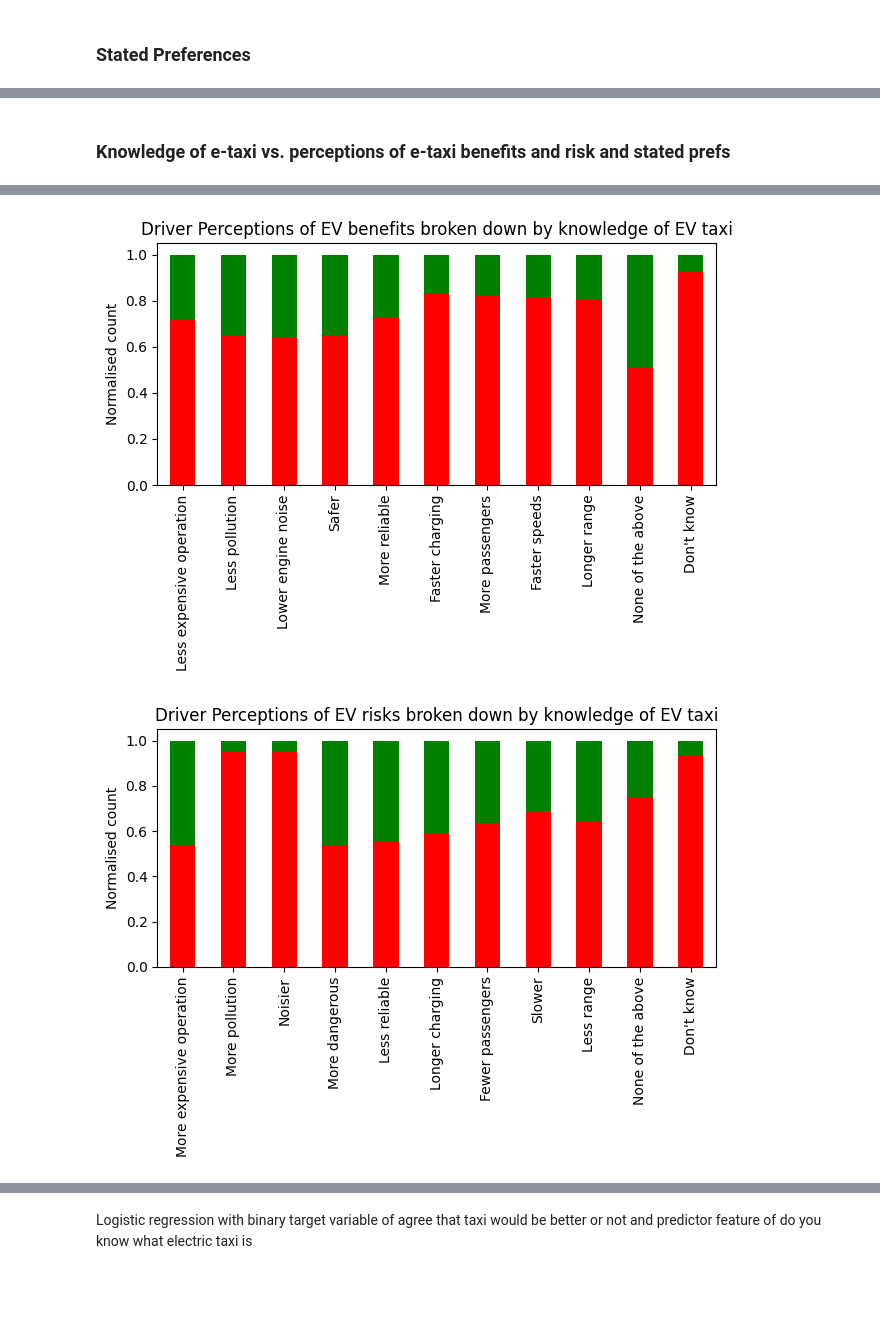
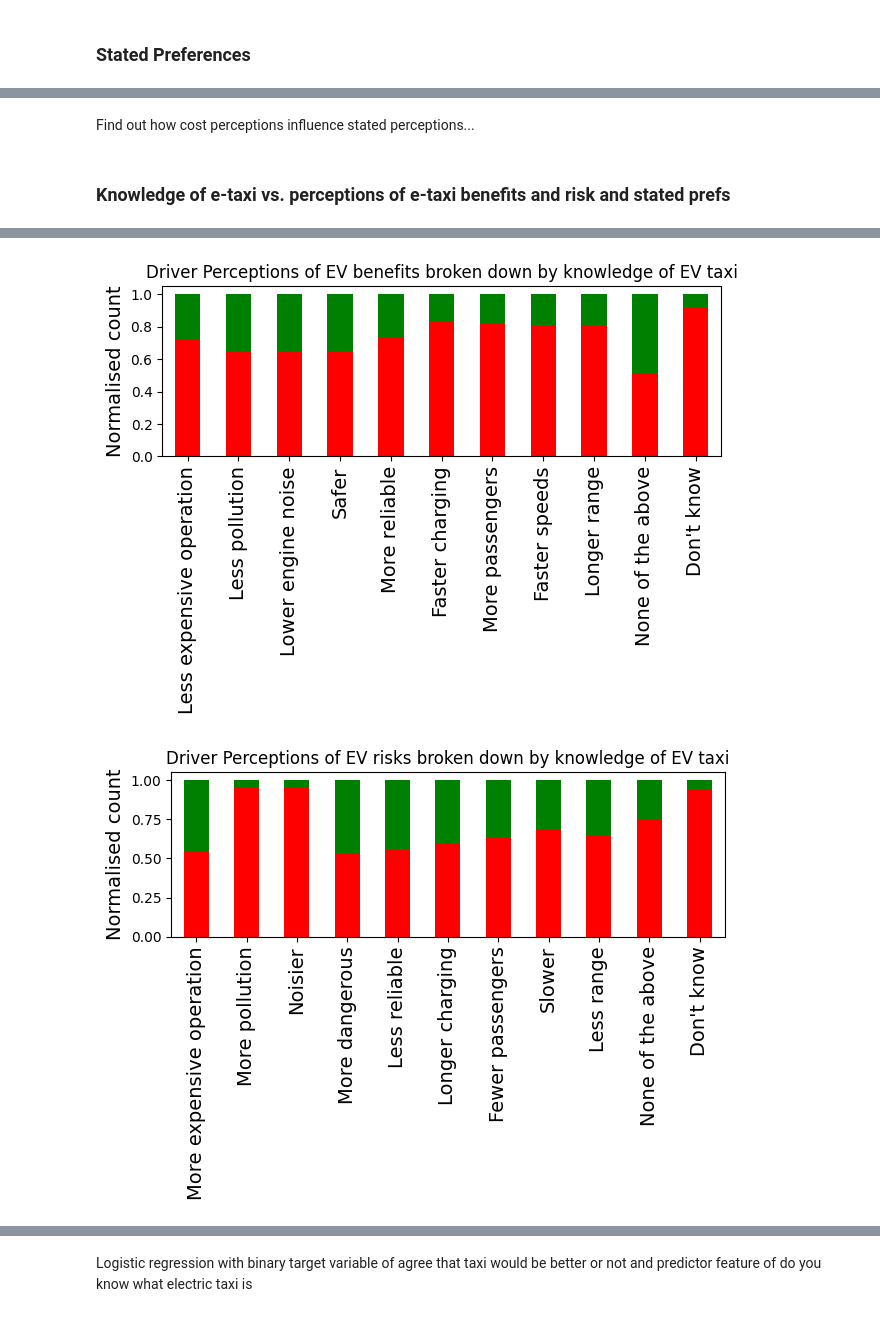
Before and after one commit to ChullEPG/taxi-survey, a Jupyter notebook: taxi_explore_perceptions.ipynb, the cells around one changed output, grey strips where cells are left out. Cells and saved outputs as stored; diff of their text form; code cells hidden in the pictures; blank space fills up the shorter version.

```diff
--- a/taxi_explore_perceptions.ipynb
+++ b/taxi_explore_perceptions.ipynb
@@ -302,3 +380,5 @@ taxi_survey.plot_pref_ev_comparison_among_groups(driver_is_it_better, owner_is_i
+# %% [markdown]
+Find out how cost perceptions influence stated perceptions...
 # %% [markdown]
 ### Knowledge of e-taxi vs. perceptions of e-taxi benefits and risk and stated prefs
 # %%
@@ -308,10 +388,11 @@ taxi_survey.plot_pref_ev_comparison_among_groups(driver_is_it_better, owner_is_i
 
 # Look at % who answered MORE correct than incorrect answers (have to index the answers correct and incorrect, and rhen binary indicator for if correct countn€min correct count)
 # %%
+axis_font_size = 14
 # 'do you know what an electric taxi is' for drivers
 df[driver_questions[-4]].value_counts().plot(kind = 'bar', stacked = True, color = ['red', 'green'], ylabel = 'Count', title = 'Do you know what an electric taxi is? (Drivers)')
 plt.xlabel('')
-plt.ylabel('Count')
+plt.ylabel('Count', fontsize = axis_font_size)
 plt.tight_layout()
 plt.savefig("figures/driver_knowledge_of_etaxi.png")
 plt.show()
@@ -329,9 +410,9 @@ exploded_df_driver_benefits = df.explode('driver_benefits_of_etaxi_exploded', dr
 exploded_df_driver_benefits = exploded_df_driver_benefits[(exploded_df_driver_benefits['driver_benefits_of_etaxi_exploded'] != '') & (exploded_df_driver_benefits['driver_benefits_of_etaxi_exploded'].notnull())]
 pd.crosstab(exploded_df_driver_benefits['driver_benefits_of_etaxi_exploded'], exploded_df_driver_benefits[driver_questions[-4]], normalize = 'index').reindex(perceptions).plot(kind = 'bar', legend = False,stacked = True, color = ['red', 'green'], ylabel = 'Count', title = 'Driver Perceptions of EV benefits broken down by knowledge of EV taxi')
 plt.xlabel('')
-plt.xticks(range(len(perceptions_index)), perceptions_index, rotation=90) # set the x-tick labels to the items in the perceptions list
+plt.xticks(range(len(perceptions_index)), perceptions_index, rotation=90, fontsize = axis_font_size) # set the x-tick labels to the items in the perceptions list
 plt.tight_layout()
-plt.ylabel('Normalised count')
+plt.ylabel('Normalised count', fontsize = axis_font_size)
 plt.savefig("figures/drivers_knowledge_of_e_taxi_by_benefits.png")
 plt.show()
 
@@ -341,8 +422,8 @@ exploded_df_driver_risks = df.explode('driver_risks_of_etaxi_exploded', driver_q
 exploded_df_driver_risks = exploded_df_driver_risks[(exploded_df_driver_risks['driver_risks_of_etaxi_exploded'] != '') & (exploded_df_driver_risks['driver_risks_of_etaxi_exploded'].notnull())]
 pd.crosstab(exploded_df_driver_risks['driver_risks_of_etaxi_exploded'], exploded_df_driver_risks[driver_questions[-4]], normalize = 'index').reindex(perceptions_risks).plot(kind = 'bar', legend = False,stacked = True, color = ['red', 'green'], ylabel = 'Count', title = 'Driver Perceptions of EV risks broken down by knowledge of EV taxi')
 plt.xlabel('')
-plt.xticks(range(len(perceptions_risks_index)), perceptions_risks_index, rotation=90) # set the x-tick labels to the items in the perceptions list
-plt.ylabel('Normalised count')
+plt.xticks(range(len(perceptions_risks_index)), perceptions_risks_index, rotation=90, fontsize = axis_font_size) # set the x-tick labels to the items in the perceptions list
+plt.ylabel('Normalised count', fontsize = axis_font_size)
 plt.tight_layout()
 plt.savefig("figures/drivers_knowledge_of_e_taxi_by_risks.png")
 plt.show()
@@ -350,8 +431,9 @@ plt.show()
 # STATED PREFS
 order = ['Strongly agree', 'Agree', 'Neutral', 'Disagree', 'Strongly Disagree', "Don't know"]
 pd.crosstab(df[driver_perceptions[2]], df[driver_questions[-4]], normalize = 'index').reindex(order).plot(kind = 'bar', stacked = True, legend = False, color = ['red', 'green'], ylabel = 'Count', title = 'Driver stated preferences on EVs broken down by knowledge of EV taxi')
+plt.xticks(fontsize = axis_font_size)
 plt.xlabel('')
-plt.ylabel('Normalised count')
+plt.ylabel('Normalised count', fontsize = axis_font_size)
 plt.tight_layout()
 plt.savefig("figures/drivers_knowledge_of_e_taxi_by_stated_prefs.png")
 plt.show()
@@ -360,2 +442,2 @@ plt.show()
-[figure, old version]
+[figure, new version]
-[figure, old version]
+[figure, new version]
```
Also changed, not shown: parts of 29 cells of this notebook, 1 other file.
